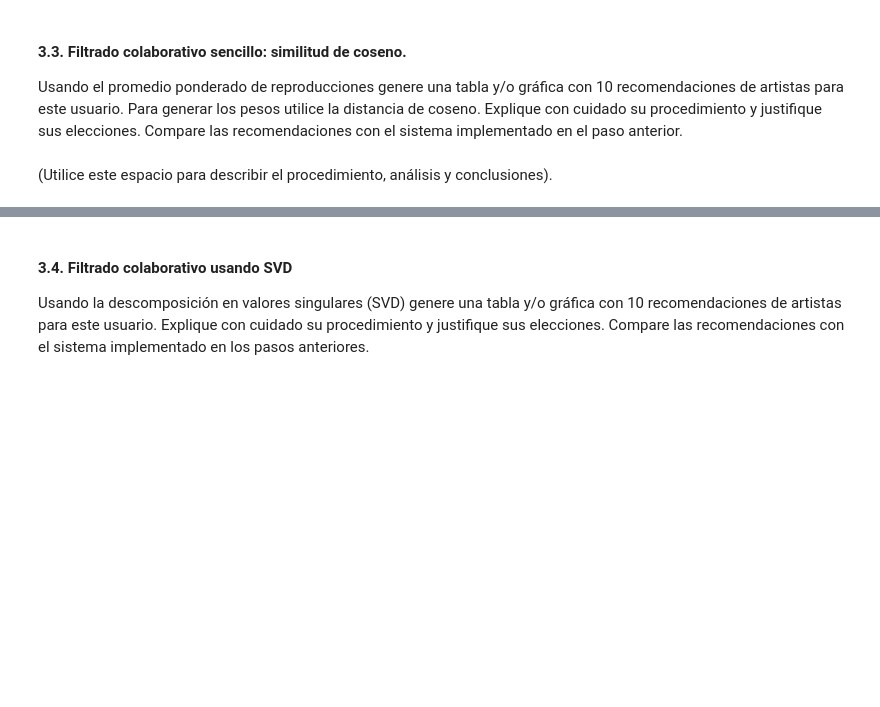
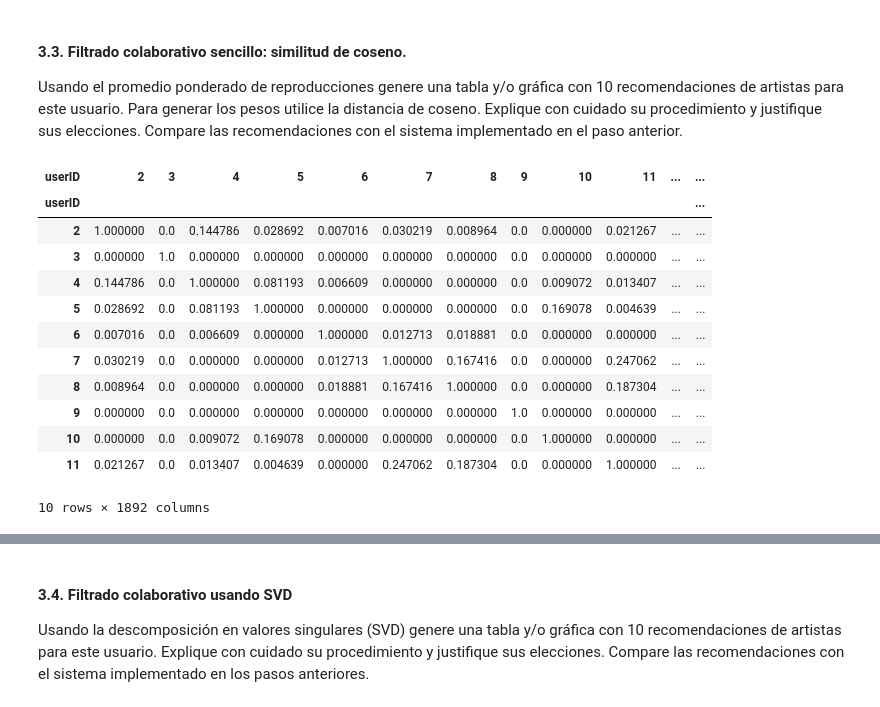
Before and after one commit to dayroncj/Unsupervised, a Jupyter notebook: S5_LC_Taller_Colab.ipynb, the cells around one changed output, grey strips where cells are left out. Cells and saved outputs as stored; diff of their text form; code cells hidden in the pictures; blank space fills up the shorter version.

```diff
--- a/S5_LC_Taller_Colab.ipynb
+++ b/S5_LC_Taller_Colab.ipynb
@@ -263,2 +266,31 @@ Usando el promedio ponderado de reproducciones genere una tabla y/o gráfica  co
-# %% [markdown]
-(Utilice este espacio para describir el procedimiento, análisis y conclusiones).
+# %%
+# Utilice este espacio para escribir el código.
+
+# Para aplicar la similitud de coseno bajo este escenario de filtrado colaborativo requiere que manejemos las preferencias musicales de los usuarios como vectores.
+# Primero, agregamos un nueva columna al dataframe inicial con el valor del promedio ponderado
+users_artists['ponderado'] = users_artists['nro_reproducciones'] / total_reproductions
+
+# Para facilitar el manejo de los datos como vectores creamos una matriz de promedios ponderados en la que las filas representan a los 1.892 usuarios y las columnas a los 17.632 artistas
+users_artists_matrix = users_artists.pivot_table(values='ponderado', index='userID', columns='artistID')
+
+# Creamos una nueva matriz para la que establecemos un promedio ponderado de 0 aquellas combinaciones usuario-artista que no tienen un valor asignado (NaN)
+users_artists_matrix_dummy = users_artists_matrix.copy().fillna(0)
+
+#Calculamos la similitud de coseno
+cosine_sim = cosine_similarity(users_artists_matrix_dummy, users_artists_matrix_dummy)
+cosine_sim = pd.DataFrame(cosine_sim, index=users_artists_matrix_dummy.index, columns=users_artists_matrix_dummy.index)
+cosine_sim.head(10)
+# %% [output]
+| userID | 2 | 3 | 4 | 5 | 6 | 7 | 8 | 9 | 10 | 11 | ... | ... |
+| userID |  |  |  |  |  |  |  |  |  |  |  | ... |
+| 2 | 1.000000 | 0.0 | 0.144786 | 0.028692 | 0.007016 | 0.030219 | 0.008964 | 0.0 | 0.000000 | 0.021267 | ... | ... |
+| 3 | 0.000000 | 1.0 | 0.000000 | 0.000000 | 0.000000 | 0.000000 | 0.000000 | 0.0 | 0.000000 | 0.000000 | ... | ... |
+| 4 | 0.144786 | 0.0 | 1.000000 | 0.081193 | 0.006609 | 0.000000 | 0.000000 | 0.0 | 0.009072 | 0.013407 | ... | ... |
+| 5 | 0.028692 | 0.0 | 0.081193 | 1.000000 | 0.000000 | 0.000000 | 0.000000 | 0.0 | 0.169078 | 0.004639 | ... | ... |
+| 6 | 0.007016 | 0.0 | 0.006609 | 0.000000 | 1.000000 | 0.012713 | 0.018881 | 0.0 | 0.000000 | 0.000000 | ... | ... |
+| 7 | 0.030219 | 0.0 | 0.000000 | 0.000000 | 0.012713 | 1.000000 | 0.167416 | 0.0 | 0.000000 | 0.247062 | ... | ... |
+| 8 | 0.008964 | 0.0 | 0.000000 | 0.000000 | 0.018881 | 0.167416 | 1.000000 | 0.0 | 0.000000 | 0.187304 | ... | ... |
+| 9 | 0.000000 | 0.0 | 0.000000 | 0.000000 | 0.000000 | 0.000000 | 0.000000 | 1.0 | 0.000000 | 0.000000 | ... | ... |
+| 10 | 0.000000 | 0.0 | 0.009072 | 0.169078 | 0.000000 | 0.000000 | 0.000000 | 0.0 | 1.000000 | 0.000000 | ... | ... |
+| 11 | 0.021267 | 0.0 | 0.013407 | 0.004639 | 0.000000 | 0.247062 | 0.187304 | 0.0 | 0.000000 | 1.000000 | ... | ... |
+10 rows × 1892 columns
```
Also changed, not shown: parts of 5 cells of this notebook.
